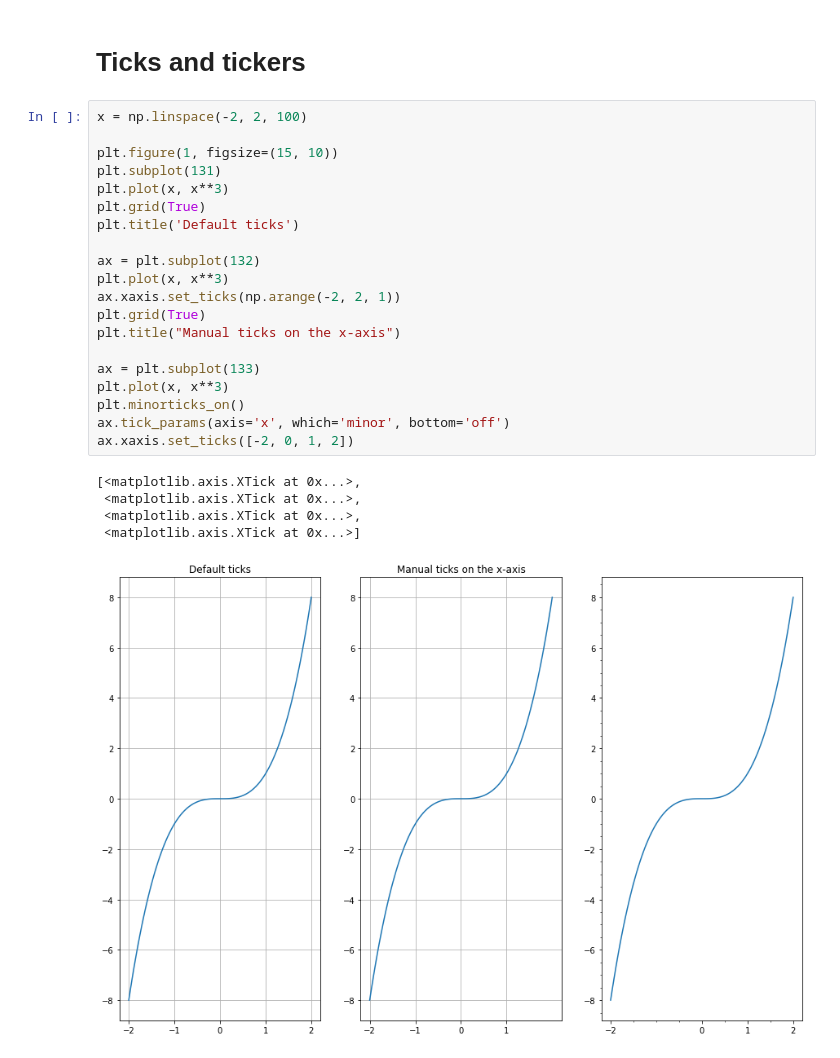
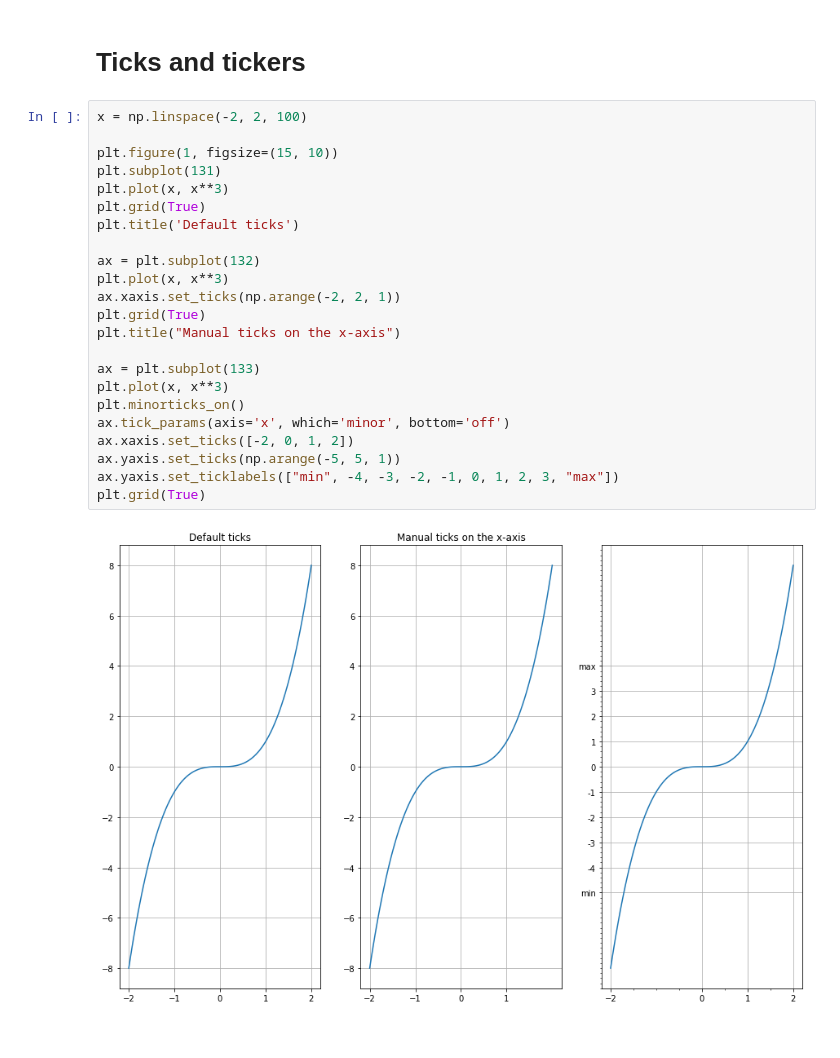
Before and after one commit to umeshraj/hands_on_ml, a Jupyter notebook: utils_matplotlib.ipynb, the cells around one changed output. Cells and saved outputs as stored; diff of their text form.

Commit message:
3d, scatter, line plots

```diff
--- a/utils_matplotlib.ipynb
+++ b/utils_matplotlib.ipynb
@@ -58,26 +58,25 @@ ax_top.grid(True)
 # %%
 x = np.linspace(-2, 2, 100)
 
 plt.figure(1, figsize=(15, 10))
 plt.subplot(131)
 plt.plot(x, x**3)
 plt.grid(True)
 plt.title('Default ticks')
 
 ax = plt.subplot(132)
 plt.plot(x, x**3)
 ax.xaxis.set_ticks(np.arange(-2, 2, 1))
 plt.grid(True)
 plt.title("Manual ticks on the x-axis")
 
 ax = plt.subplot(133)
 plt.plot(x, x**3)
 plt.minorticks_on()
 ax.tick_params(axis='x', which='minor', bottom='off')
 ax.xaxis.set_ticks([-2, 0, 1, 2])
+ax.yaxis.set_ticks(np.arange(-5, 5, 1))
+ax.yaxis.set_ticklabels(["min", -4, -3, -2, -1, 0, 1, 2, 3, "max"])
+plt.grid(True)
 # %% [output]
-[<matplotlib.axis.XTick at 0x...>,
- <matplotlib.axis.XTick at 0x...>,
- <matplotlib.axis.XTick at 0x...>,
- <matplotlib.axis.XTick at 0x...>]
-[figure, old version]
+[figure, new version]
```
Also changed, not shown: parts of 9 cells of this notebook.
